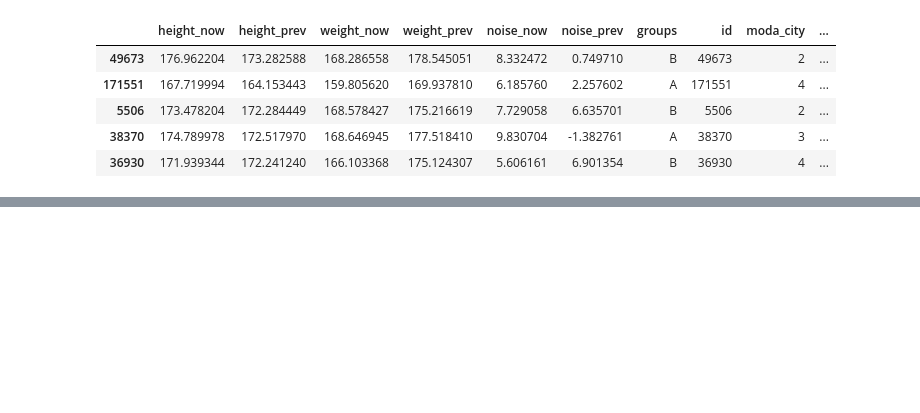
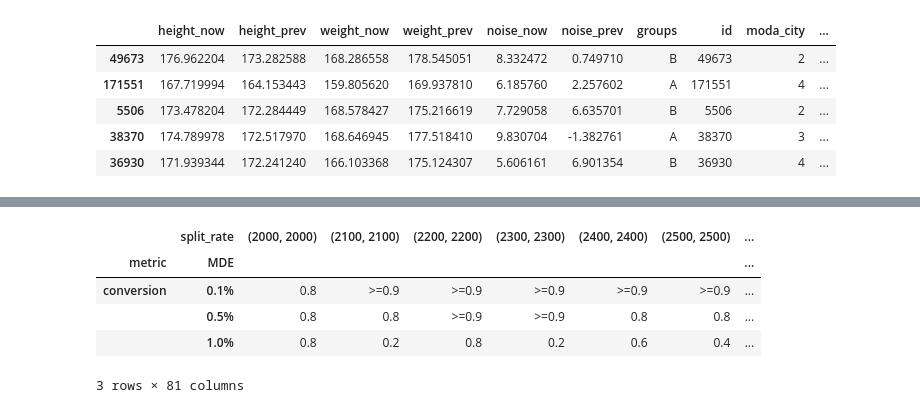
Before and after one commit to educauchy/abacus, a Jupyter notebook: examples/abacus_demo.ipynb, the cells around one changed output, grey strips where cells are left out. Drawn from its saved outputs; the diff is of its cells as text; code cells hidden in the pictures; blank space fills up the shorter version.

```diff
--- a/examples/abacus_demo.ipynb
+++ b/examples/abacus_demo.ipynb
@@ -706,0 +773,21 @@ alpha
+# %%
+prepilot_params = MdeParams(
+    metrics_names=['conversion'],
+    injects=[1.001,1.005,1.01],
+    min_group_size=2000,
+    max_group_size=10000,
+    step=100,
+    variance_reduction = None,
+    use_buckets = True,
+    stat_test = ABTest.test_z_proportions,
+    iterations_number = 5,
+    max_beta_score=0.9,
+    min_beta_score=0.01,
+)
+
+prepilot = MdeResearchBuilder(df, ab_params,
+                                  prepilot_params,
+                                  split_builder_params)
+# %%
+%%time
+beta, alpha = prepilot.collect()
@@ -706,0 +797,9 @@ alpha
+# %%
+beta
+# %% [output]
+|  | split_rate | (2000, 2000) | (2100, 2100) | (2200, 2200) | (2300, 2300) | (2400, 2400) | (2500, 2500) | ... |
+| metric | MDE |  |  |  |  |  |  | ... |
+| conversion | 0.1% | 0.8 | >=0.9 | >=0.9 | >=0.9 | >=0.9 | >=0.9 | ... |
+|  | 0.5% | 0.8 | 0.8 | >=0.9 | >=0.9 | 0.8 | 0.8 | ... |
+|  | 1.0% | 0.8 | 0.2 | 0.8 | 0.2 | 0.6 | 0.4 | ... |
+3 rows × 81 columns
```
Also changed, not shown: parts of 31 cells of this notebook, 2 other files.
